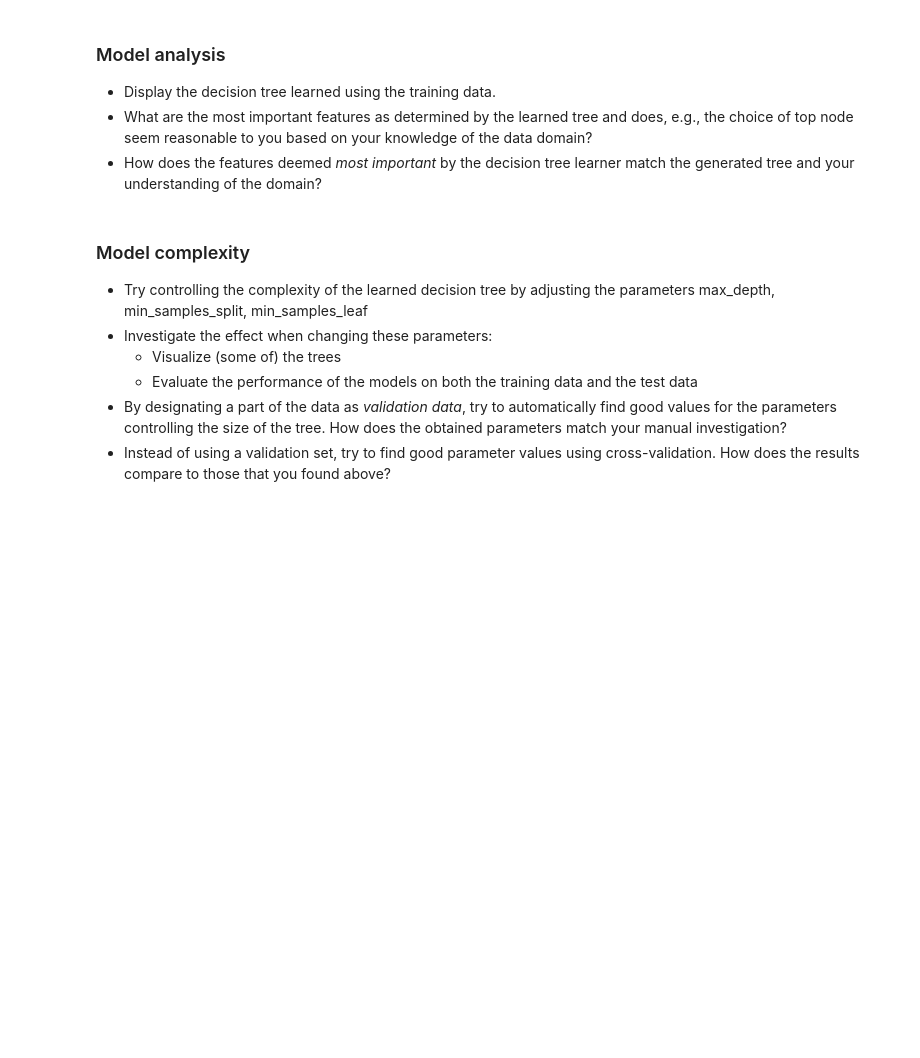
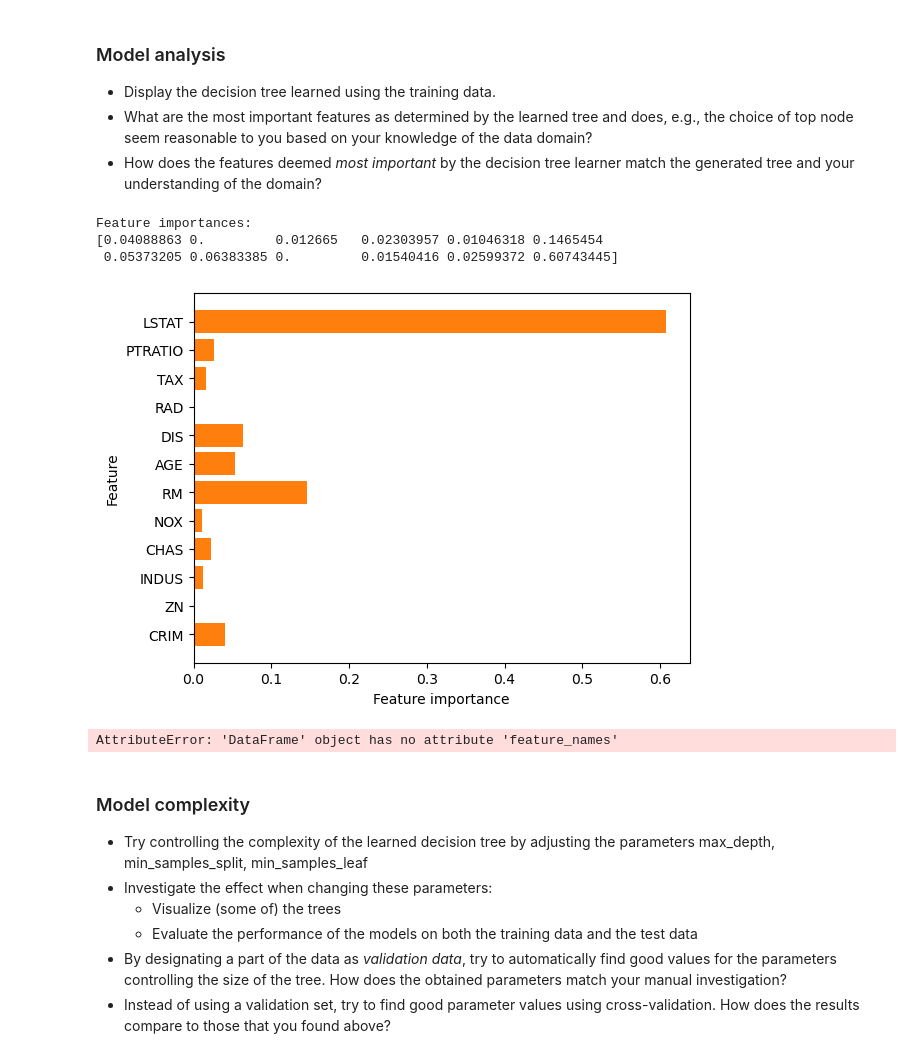
Before and after one commit to kennethelong/firstPyhtonProject, a Jupyter notebook: Exam/Exercise_sheet.ipynb, the cells around one changed output. Saved outputs shown, nothing was run; the diff lists cells and outputs as text; code cells hidden in the pictures; blank space fills up the shorter version.

Commit message:
did feature importance

```diff
--- a/Exam/Exercise_sheet.ipynb
+++ b/Exam/Exercise_sheet.ipynb
@@ -67,6 +67,28 @@ if response.status_code == 200:
     data['data'] = df.drop(columns=['MEDV'])
     data['feature_names'] = data['data']
 
+    df.to_excel('output_df.xlsx', index=False) # Save to Excel
+
+    with pd.ExcelWriter("boston_data_dic.xlsx") as writer:
+        # Save DESCR as text
+        pd.DataFrame({'Description': [data['DESCR']]}).to_excel(writer, sheet_name='DESCR', index=False)
+
+        # Save target as a DataFrame
+        pd.DataFrame(data['target'], columns=['MEDV']).to_excel(writer, sheet_name='Target', index=False)
+
+        # Save features (data)
+        data['data'].to_excel(writer, sheet_name='Data', index=False)
+
+        # Dynamically convert feature_names to a list of column names
+        if isinstance(data['feature_names'], pd.DataFrame):
+            feature_names = data['feature_names'].columns.tolist()
+        else:
+            feature_names = data['feature_names']
+
+        # Save feature names
+        pd.DataFrame({'Feature Names': feature_names}).to_excel(writer, sheet_name='Feature Names', index=False)
+
+
 else:
     print(f"Failed to retrieve data: {response.status_code}")
 # %%
@@ -190,6 +251,45 @@ The accurancy on the test set is 78%
 * Display the decision tree learned using the training data.
 * What are the most important features as determined by the learned tree and does, e.g., the choice of top node seem reasonable to you based on your knowledge of the data domain?
 * How does the features deemed *most important* by the decision tree learner match the generated tree and your understanding of the domain?
+# %%
+print("Feature importances:\n{}".format(tree.feature_importances_))
+
+n_features = data['data'].shape[1]
+
+feature_names = data['data'].columns.tolist()
+
+# plt.yticks(np.arange(n_features), data.feature_names)
+# %% [output]
+Feature importances:
+[0.04088863 0.         0.012665   0.02303957 0.01046318 0.1465454
+ 0.05373205 0.06383385 0.         0.01540416 0.02599372 0.60743445]
+# %%
+def plot_feature_importances_bhousing(model):
+    n_features = data['data'].shape[1]
+    plt.barh(range(n_features), model.feature_importances_, align='center')
+    plt.yticks(np.arange(n_features), feature_names)
+    plt.xlabel("Feature importance")
+    plt.ylabel("Feature")
+    plt.ylim(-1, n_features)
+    plt.show()
+
+plot_feature_importances_bhousing(tree)
+# %% [output]
+[figure, added]
+# %%
+from sklearn.tree import export_graphviz
+import graphviz
+
+
+
+export_graphviz(tree, out_file="tree.dot", class_names=["above median price in $", "below median price in $n"],
+                feature_names=df.feature_names, impurity=False, filled=True)
+
+with open("tree.dot") as f:
+    dot_graph = f.read()
+display(graphviz.Source(dot_graph))
+# %% [output]
+AttributeError: 'DataFrame' object has no attribute 'feature_names'
 # %% [markdown]
 ### Model complexity
 * Try controlling the complexity of the learned decision tree by adjusting the parameters max\_depth, min\_samples\_split, min\_samples\_leaf
```
Also changed, not shown: parts of 5 cells of this notebook, 1 other file.
